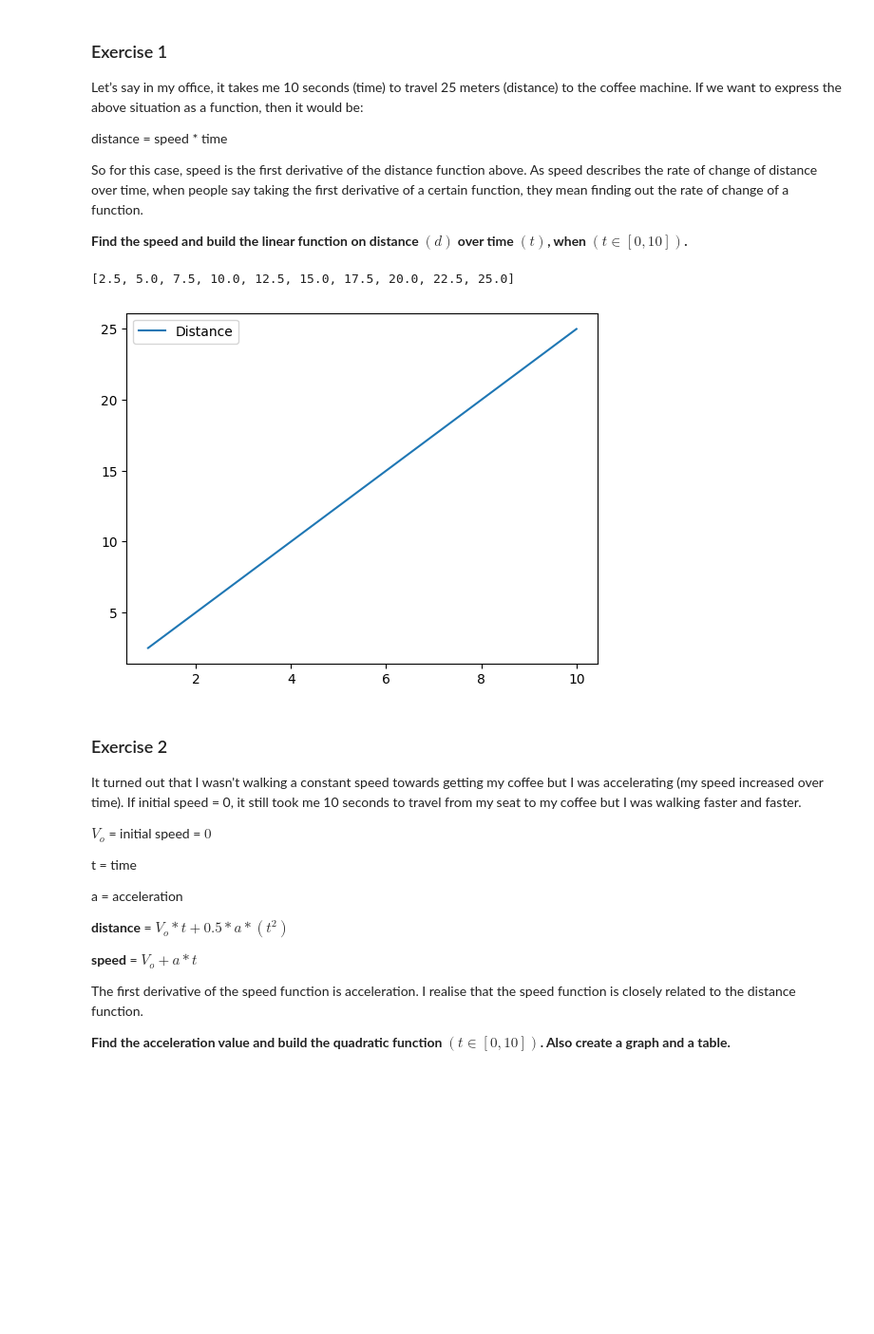
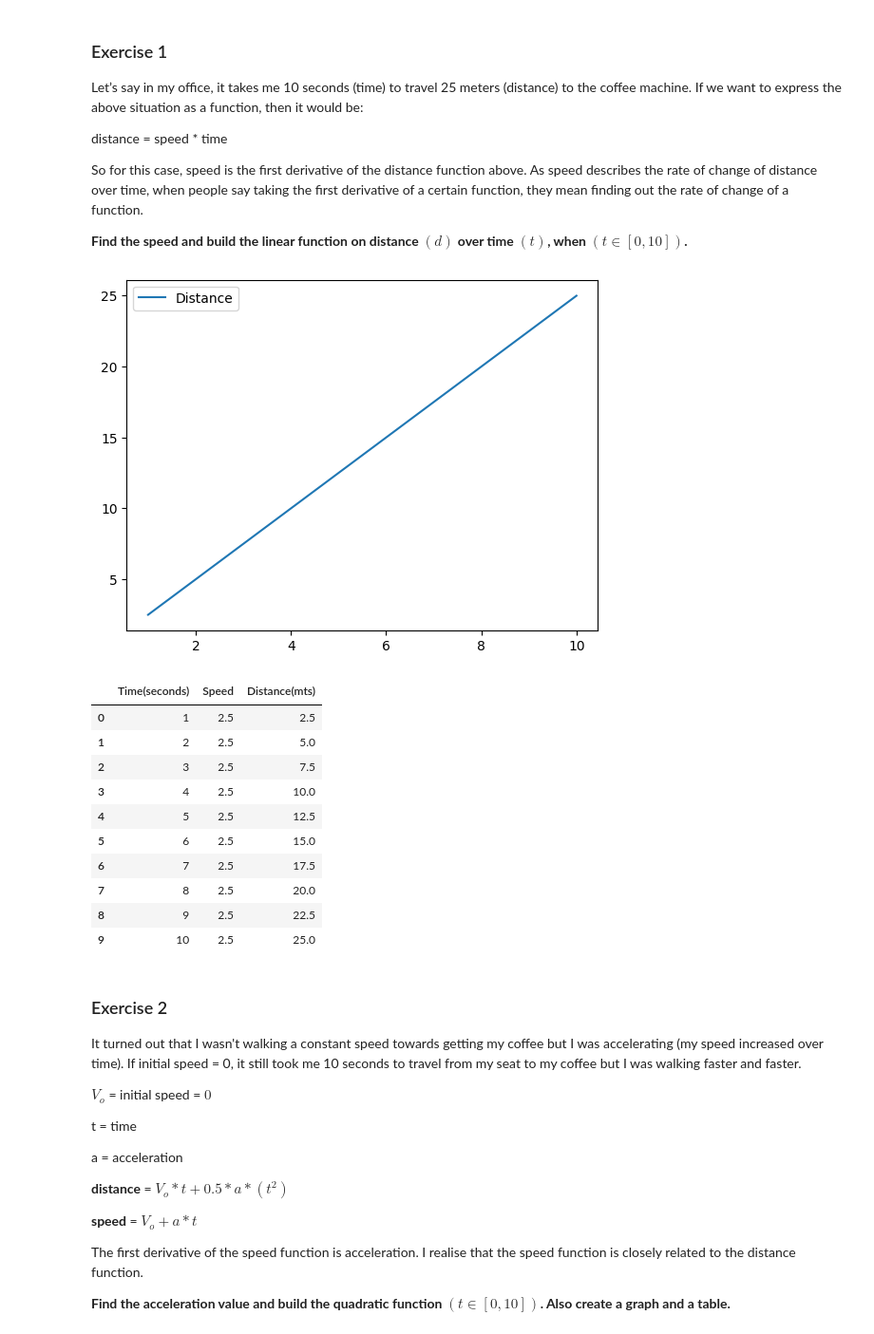
Before and after one commit to Diegomca98/4Geeks-calculus-and-algebra, a Jupyter notebook: notebook/problems.ipynb, the cells around one changed output. Shown: that part at 95% size. Saved outputs shown, nothing was run; the diff lists cells and outputs as text; code cells hidden in the pictures; blank space fills up the shorter version.

Commit message:
<Add>Create Exercise 1 DataFrame, completed Ex1

```diff
--- a/notebook/problems.ipynb
+++ b/notebook/problems.ipynb
@@ -35,16 +36,28 @@ def distance(m, t): return m * t
 d = []
 for i in range(1, 11):
     d.append(distance(m,i))
-print(d)
 
 plt.plot(range(1,11), d, label='Distance')
 plt.legend()
 plt.show()
 # %% [output]
-[2.5, 5.0, 7.5, 10.0, 12.5, 15.0, 17.5, 20.0, 22.5, 25.0]
 [figure]
 # %%
 # create a dataframe
+const_m_df = pd.DataFrame(data={'Time(seconds)': range(1, 11), 'Speed': [m] * 10, 'Distance(mts)': d})
+const_m_df
+# %% [output]
+|  | Time(seconds) | Speed | Distance(mts) |
+| 0 | 1 | 2.5 | 2.5 |
+| 1 | 2 | 2.5 | 5.0 |
+| 2 | 3 | 2.5 | 7.5 |
+| 3 | 4 | 2.5 | 10.0 |
+| 4 | 5 | 2.5 | 12.5 |
+| 5 | 6 | 2.5 | 15.0 |
+| 6 | 7 | 2.5 | 17.5 |
+| 7 | 8 | 2.5 | 20.0 |
+| 8 | 9 | 2.5 | 22.5 |
+| 9 | 10 | 2.5 | 25.0 |
 # %% [markdown]
 ### Exercise 2
 
```
Also changed, not shown: parts of 1 cell of this notebook.
